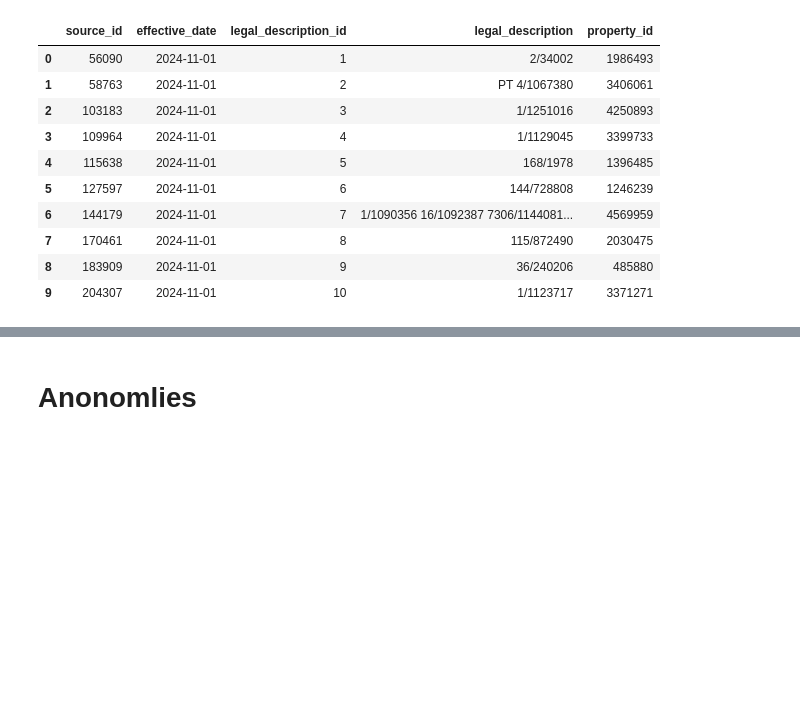
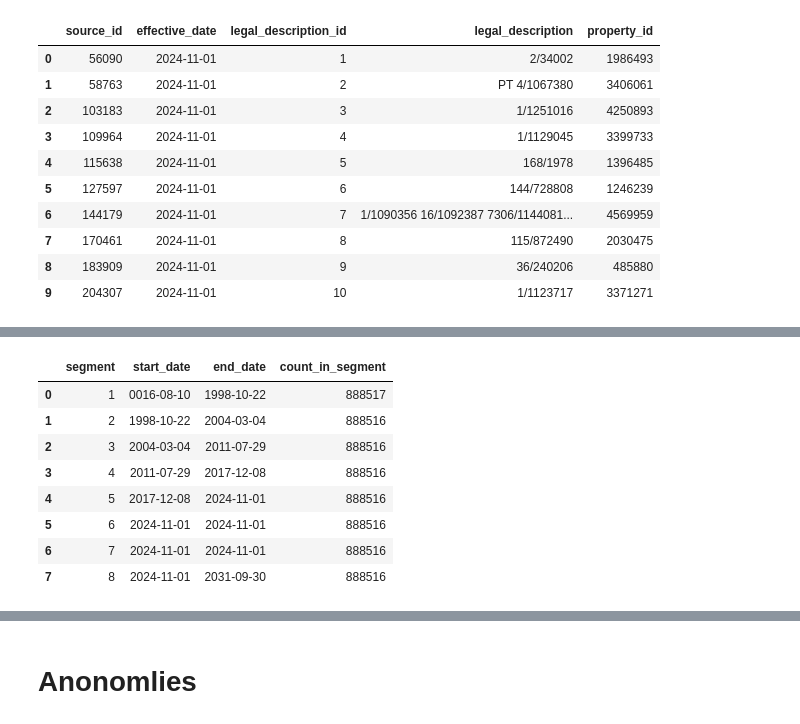
Before and after one commit to AKST/Australian-Address-Boundaries-Land-Property-Price-Database, a Jupyter notebook: pg_nswvg_property_desc.ipynb, the cells around one changed output, grey strips where cells are left out. Cells and saved outputs as stored; diff of their text form; code cells hidden in the pictures; blank space fills up the shorter version.

```diff
--- a/pg_nswvg_property_desc.ipynb
+++ b/pg_nswvg_property_desc.ipynb
@@ -162,0 +195,31 @@ property_descriptions
+# %%
+get_the_data("""
+    WITH ranked_data AS (
+        SELECT
+            effective_date,
+            NTILE(8) OVER (ORDER BY effective_date) AS segment
+        FROM
+            nsw_lrs.legal_description
+    )
+    SELECT
+        segment,
+        MIN(effective_date) AS start_date,
+        MAX(effective_date) AS end_date,
+        COUNT(*) AS count_in_segment
+    FROM
+        ranked_data
+    GROUP BY
+        segment
+    ORDER BY
+        segment
+""")
+# %% [output]
+|  | segment | start_date | end_date | count_in_segment |
+| 0 | 1 | 0016-08-10 | 1998-10-22 | 888517 |
+| 1 | 2 | 1998-10-22 | 2004-03-04 | 888516 |
+| 2 | 3 | 2004-03-04 | 2011-07-29 | 888516 |
+| 3 | 4 | 2011-07-29 | 2017-12-08 | 888516 |
+| 4 | 5 | 2017-12-08 | 2024-11-01 | 888516 |
+| 5 | 6 | 2024-11-01 | 2024-11-01 | 888516 |
+| 6 | 7 | 2024-11-01 | 2024-11-01 | 888516 |
+| 7 | 8 | 2024-11-01 | 2031-09-30 | 888516 |
```
Also changed, not shown: parts of 4 cells of this notebook, 16 other files.
